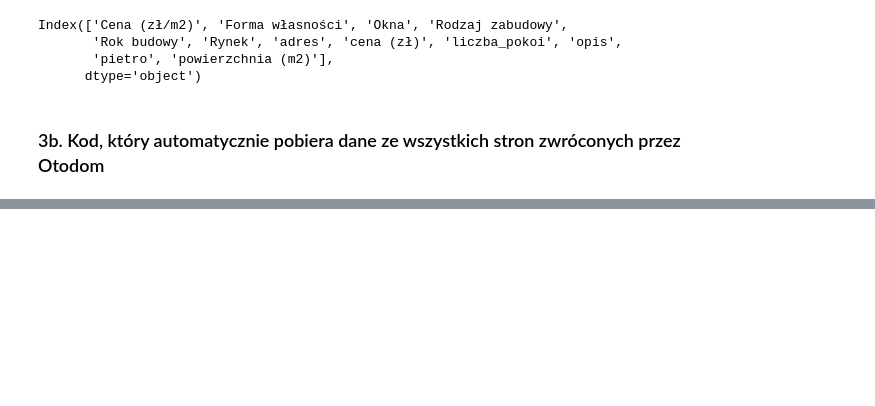
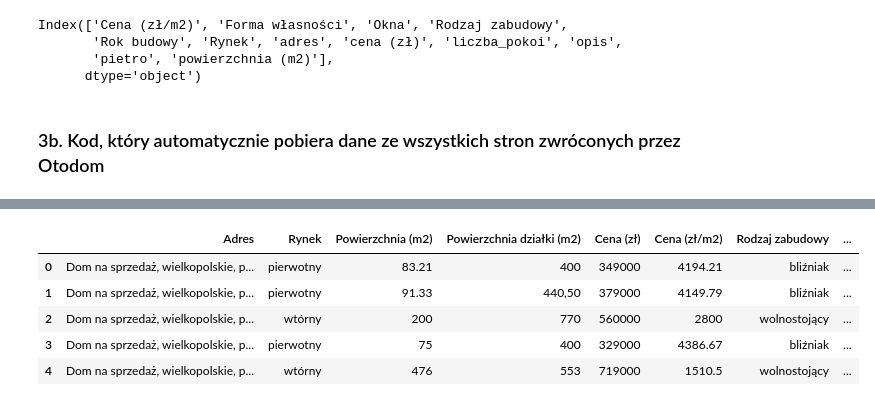
Before and after one commit to KKuzmiak/Projects, a Jupyter notebook: BeautifulSoup, Pandas- Github.ipynb, the cells around one changed output, grey strips where cells are left out. Saved outputs shown, nothing was run; the diff lists cells and outputs as text; code cells hidden in the pictures; blank space fills up the shorter version.

```diff
--- a/BeautifulSoup, Pandas- Github.ipynb
+++ b/BeautifulSoup, Pandas- Github.ipynb
@@ -195,9 +197,8 @@ for item in strony:
                 for item in dodatkowe_parametry:
                     wszystko=item.find_all('li')
                     for e in wszystko:
-                        klucz,wartosc=e.text.split(':')
+                        klucz,wartosc=e.text.split(':', maxsplit=1)#maxsplit=1 dzieli tylko po pierwszym dwukropku
                         slownik[klucz]=wartosc
-
 
 
                     powierzchnia=zmiana_na_float(powierzchnia)
@@ -292,5 +287,4 @@ for item in wiersz_dot_stron: # sprawdzam, ile stron z ogłoszeniami zostało zn
 # %%
 #i=1
-for i in range(1,int(liczba_str)+1):
-
-        strony.append(strona +'&page=' + str(i))  # każda kolejna strona ma końcówkę '&page=(nr_str)' w stosunku do strony pierwszej, poczynając od '&page=2'
+for i in range(2,int(liczba_str)+1): ## zaczynam od 2 dlatego, że dodawanie numerów w adresie strony zaczyna się od 2
+    strony.append(strona +'&page=' + str(i))  # każda kolejna strona ma końcówkę '&page=(nr_str)' w stosunku do strony pierwszej, poczynając od '&page=2'
@@ -326,18 +318,23 @@ for item in strony:
                 adres=item.find(class_='address-lane').get_text()
                 powierzchnia=item.find(class_='big').get_text()
                 cena=item.find(class_="box-price-value").get_text()
-                try:# piętro nie zawsze jest podane w ofercie i wówczas zwraca błąd. Aby uniknąć zatrzymania kodu, wprowadziłam try
-                    pietro=item.find(class_='param_floor_no').get_text()
-                except AttributeError:
+                if soup2.find_all(class_='param_floor_no'):
+                    pietro=item.find(class_='param_floor_no').get_text().replace('Piętro','')
+                else:
                     pietro='brak informacji'
-                liczba_pokoi=item.find(class_='room-lane').get_text()
-                opis=item.find(itemprop='description').get_text()
+                if soup2.find_all(class_='room-lane'):
+                    liczba_pokoi=item.find(class_='room-lane').get_text()
+                    liczba_pokoi=[int(s) for s in liczba_pokoi.split() if s.isdigit()][0]
+                if soup2.find_all(itemprop='description'):
+                    opis=item.find(itemprop='description').get_text()
+                else:
+                    opis='brak informacji'
                 dodatkowe_parametry=soup2.find_all(class_='sub-list')
                 slownik={}
                 for item in dodatkowe_parametry:
                     wszystko=item.find_all('li')
                     for e in wszystko:
-                        klucz,wartosc=e.text.split(':')
+                        klucz,wartosc=e.text.split(':', maxsplit=1)#maxsplit=1 dzieli tylko po pierwszym dwukropku
                         slownik[klucz]=wartosc
 
 
@@ -345,7 +342,7 @@ for item in strony:
                     powierzchnia=zmiana_na_float(powierzchnia)
                     cena=zmiana_na_float(cena.strip())
                     cena_zl_m2=round(cena/powierzchnia,2)
-                    liczba_pokoi=[int(s) for s in liczba_pokoi.split() if s.isdigit()]
+
 
 
                     print('adres: ', adres.strip())# strip rozdziela ciąg znaków i zwraca listę
@@ -353,7 +350,7 @@ for item in strony:
                     print('cena (zł): ', cena)
                     print('cena (zł/m2): ', cena_zl_m2)
                     print('pietro: ', pietro)
-                    print('liczba_pokoi: ', liczba_pokoi[0])
+                    print('liczba_pokoi: ', liczba_pokoi)
                     for klucz,wartosc in slownik.items():
                         print(klucz,': ',wartosc)
                     print('opis: ', opis)
@@ -365,6 +362,6 @@ for item in strony:
                     ceny.append(cena)
                     ceny_zlm2.append(cena_zl_m2)
                     pietra.append(pietro)
-                    pokoje.append(liczba_pokoi[0])
+                    pokoje.append(liczba_pokoi)
                     opisy.append(opis)
                     dodatkowe.append(slownik)
@@ -370,0 +526,9 @@ for item in strony:
+# %%
+oferty.head()
+# %% [output]
+|  | Adres | Rynek | Powierzchnia (m2) | Powierzchnia działki (m2) | Cena (zł) | Cena (zł/m2) | Rodzaj zabudowy | ... |
+| 0 | Dom na sprzedaż, wielkopolskie, p... | pierwotny | 83.21 | 400 | 349000 | 4194.21 | bliźniak | ... |
+| 1 | Dom na sprzedaż, wielkopolskie, p... | pierwotny | 91.33 | 440,50 | 379000 | 4149.79 | bliźniak | ... |
+| 2 | Dom na sprzedaż, wielkopolskie, p... | wtórny | 200 | 770 | 560000 | 2800 | wolnostojący | ... |
+| 3 | Dom na sprzedaż, wielkopolskie, p... | pierwotny | 75 | 400 | 329000 | 4386.67 | bliźniak | ... |
+| 4 | Dom na sprzedaż, wielkopolskie, p... | wtórny | 476 | 553 | 719000 | 1510.5 | wolnostojący | ... |
```
Also changed, not shown: parts of 14 cells of this notebook.
